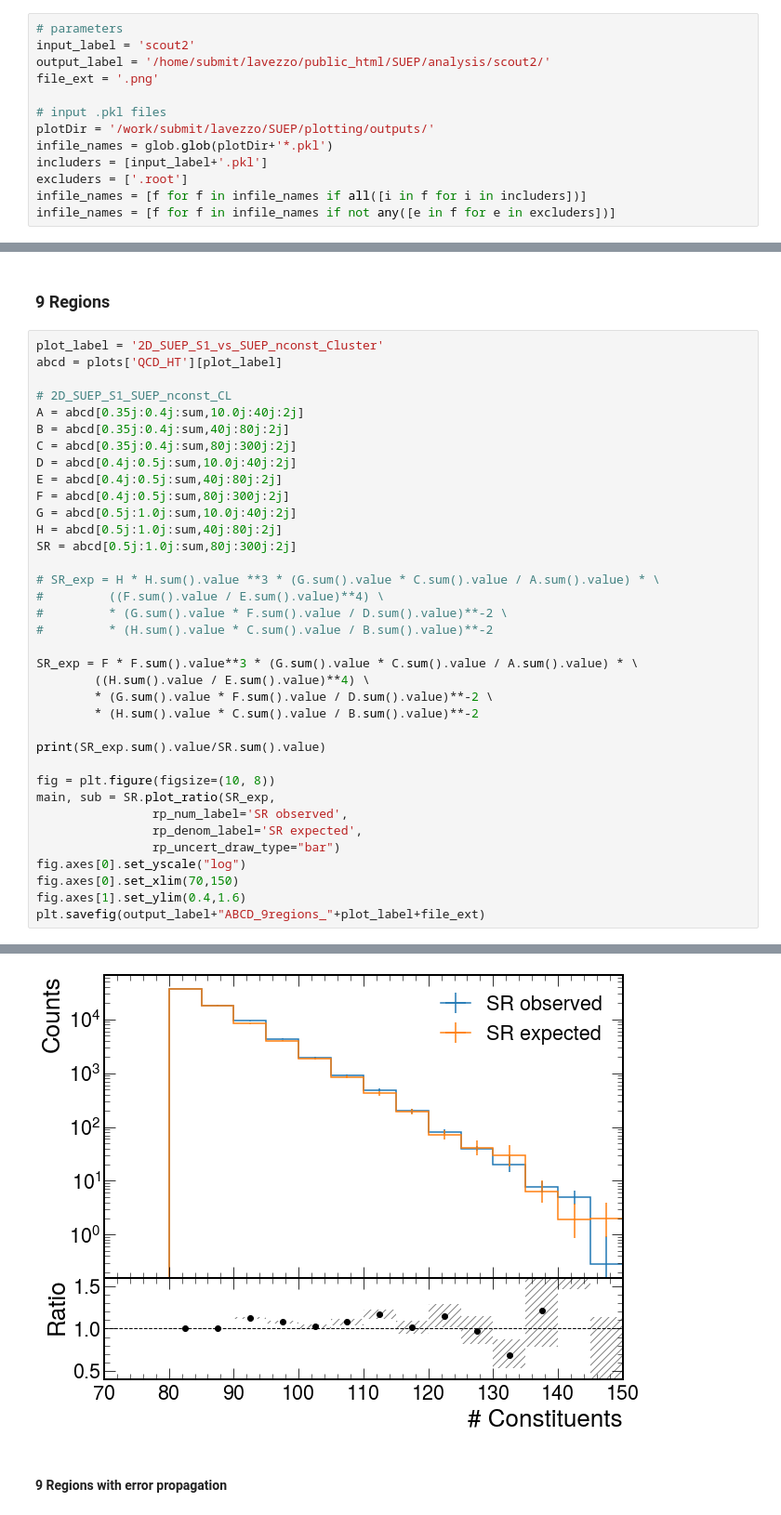
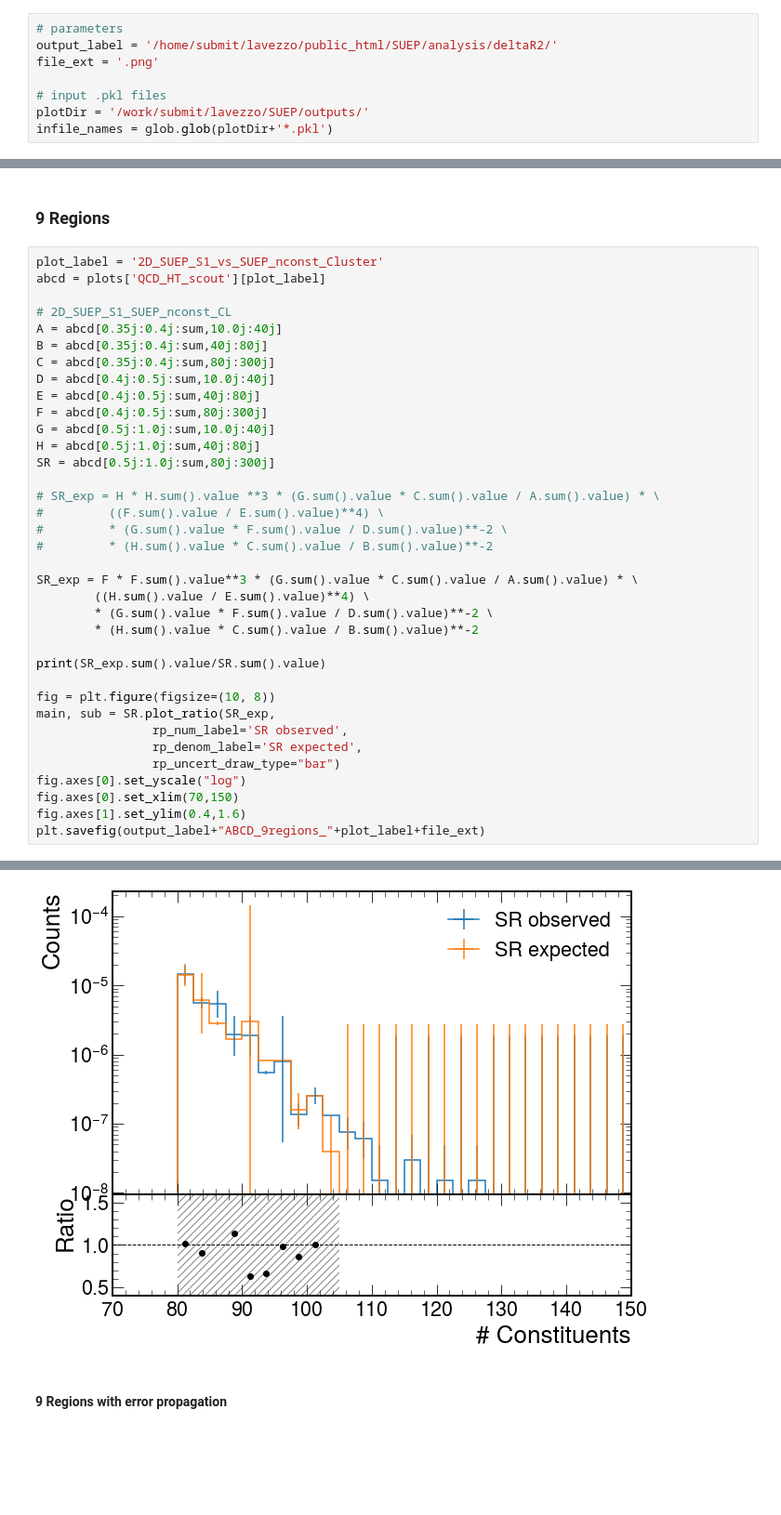
Before and after one commit to SUEPPhysics/SUEPCoffea_dask, a Jupyter notebook: plotting/plot.ipynb, the cells around one changed output, grey strips where cells are left out. Shown: that part at 93% size. Drawn from its saved outputs; the diff is of its cells as text; blank space fills up the shorter version.

```diff
--- a/plotting/plot.ipynb
+++ b/plotting/plot.ipynb
@@ -26,16 +26,11 @@ matplotlib.rcParams['figure.facecolor'] = 'white'
 `infile_names`: _array of str_: full paths of .pkl files.<br>
 # %%
 # parameters
-input_label = 'scout2'
-output_label = '/home/submit/lavezzo/public_html/SUEP/analysis/scout2/'
+output_label = '/home/submit/lavezzo/public_html/SUEP/analysis/deltaR2/'
 file_ext = '.png'
 
 # input .pkl files
-plotDir = '/work/submit/lavezzo/SUEP/plotting/outputs/'
+plotDir = '/work/submit/lavezzo/SUEP/outputs/'
 infile_names = glob.glob(plotDir+'*.pkl')
-includers = [input_label+'.pkl']
-excluders = ['.root']
-infile_names = [f for f in infile_names if all([i in f for i in includers])]
-infile_names = [f for f in infile_names if not any([e in f for e in excluders])]
 # %% [markdown]
 The `plots` dictionary is used to store all the plots imported from the pickle files. Dimensions: (real or MC) x (plot label) <br>
@@ -671,18 +615,18 @@ plt.savefig(output_label+"ABCD_6regions_"+plot_label+file_ext)
 ### 9 Regions
 # %%
 plot_label = '2D_SUEP_S1_vs_SUEP_nconst_Cluster'
-abcd = plots['QCD_HT'][plot_label]
+abcd = plots['QCD_HT_scout'][plot_label]
 
 # 2D_SUEP_S1_SUEP_nconst_CL
-A = abcd[0.35j:0.4j:sum,10.0j:40j:2j]
-B = abcd[0.35j:0.4j:sum,40j:80j:2j]
-C = abcd[0.35j:0.4j:sum,80j:300j:2j]
-D = abcd[0.4j:0.5j:sum,10.0j:40j:2j]
-E = abcd[0.4j:0.5j:sum,40j:80j:2j]
-F = abcd[0.4j:0.5j:sum,80j:300j:2j]
-G = abcd[0.5j:1.0j:sum,10.0j:40j:2j]
-H = abcd[0.5j:1.0j:sum,40j:80j:2j]
-SR = abcd[0.5j:1.0j:sum,80j:300j:2j]
+A = abcd[0.35j:0.4j:sum,10.0j:40j]
+B = abcd[0.35j:0.4j:sum,40j:80j]
+C = abcd[0.35j:0.4j:sum,80j:300j]
+D = abcd[0.4j:0.5j:sum,10.0j:40j]
+E = abcd[0.4j:0.5j:sum,40j:80j]
+F = abcd[0.4j:0.5j:sum,80j:300j]
+G = abcd[0.5j:1.0j:sum,10.0j:40j]
+H = abcd[0.5j:1.0j:sum,40j:80j]
+SR = abcd[0.5j:1.0j:sum,80j:300j]
 
 # SR_exp = H * H.sum().value **3 * (G.sum().value * C.sum().value / A.sum().value) * \
 #         ((F.sum().value / E.sum().value)**4) \
@@ -710,4 +654,4 @@ plt.savefig(output_label+"ABCD_9regions_"+plot_label+file_ext)
-[figure, old version]
+[figure, new version]
 # %% [markdown]
 #### 9 Regions with error propagation
 # %%
```
Also changed, not shown: parts of 14 cells of this notebook, 3 other files.
